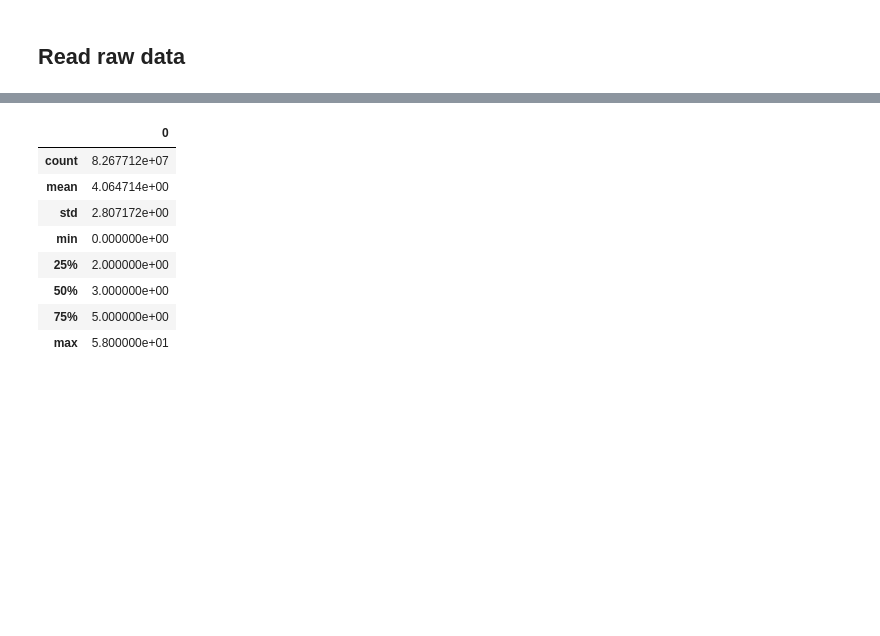
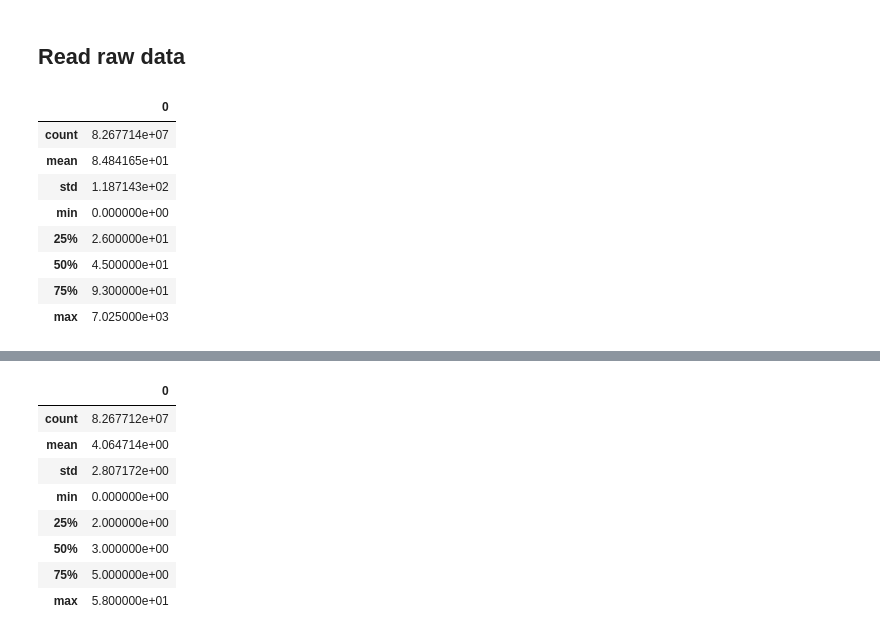
Before and after one commit to Sweetflowerjulia/NLP-Text-Summarization, a Jupyter notebook: data_cleaning/data_extraction.ipynb, the cells around one changed output, grey strips where cells are left out. Saved outputs shown, nothing was run; the diff lists cells and outputs as text; code cells hidden in the pictures; blank space fills up the shorter version.

```diff
--- a/data_cleaning/data_extraction.ipynb
+++ b/data_cleaning/data_extraction.ipynb
@@ -36,3 +36,19 @@ def parse(path):
 #     return pd.DataFrame.from_dict(df, orient='index')
 # %%
 org_data = parse('../../data/item_dedup.json.gz')
+# %%
+# review text
+import pandas as pd
+len_text = [len(d['reviewText'].split()) for d in org_data]
+len_text_df = pd.DataFrame(len_text)
+len_text_df.describe()
+# %% [output]
+|  | 0 |
+| count | 8.267714e+07 |
+| mean | 8.484165e+01 |
+| std | 1.187143e+02 |
+| min | 0.000000e+00 |
+| 25% | 2.600000e+01 |
+| 50% | 4.500000e+01 |
+| 75% | 9.300000e+01 |
+| max | 7.025000e+03 |
```
Also changed, not shown: parts of 3 cells of this notebook.
